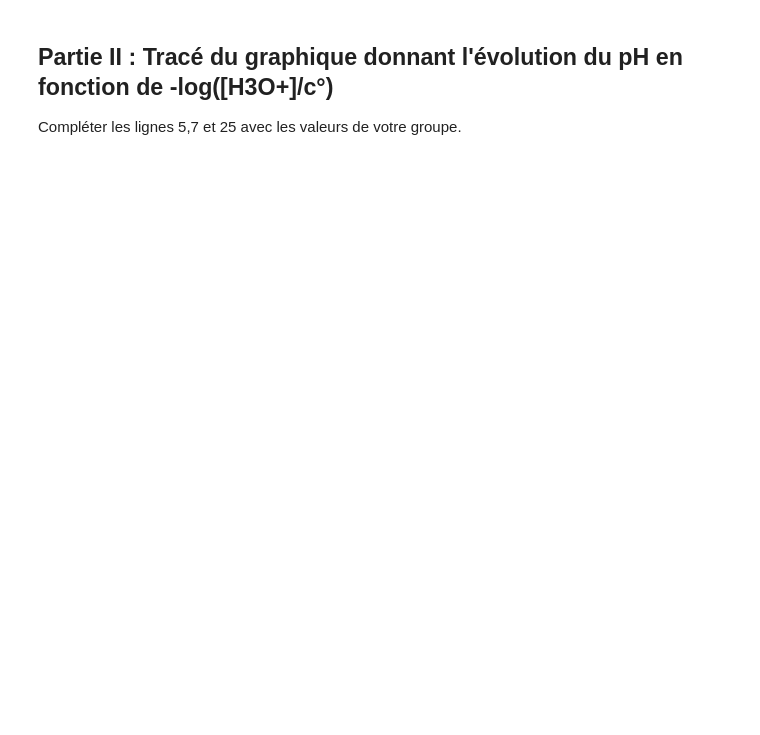
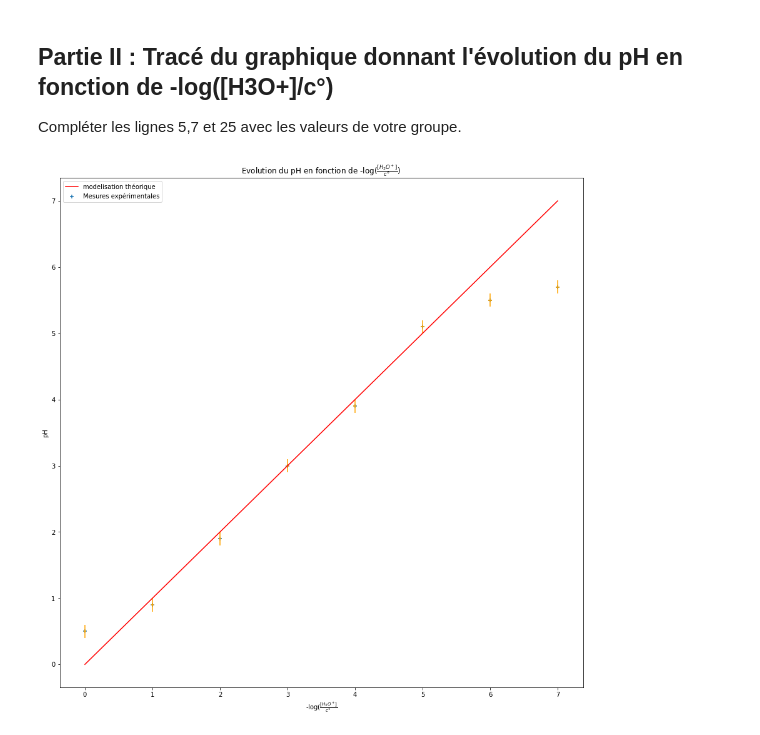
Before and after one commit to dblanqui/terminalePC, a Jupyter notebook: TP1-PH.ipynb, the cells around one changed output. Saved outputs shown, nothing was run; the diff lists cells and outputs as text; code cells hidden in the pictures; blank space fills up the shorter version.

```diff
--- a/TP1-PH.ipynb
+++ b/TP1-PH.ipynb
@@ -102,30 +102,32 @@ Compléter les lignes 5,7 et 25 avec les valeurs de votre groupe.
 # %%
 import numpy as np
 import matplotlib.pyplot as plt
 
 #Valeurs expérimentales
 Concentration = [1,1e-1,1e-2,1e-3,1e-4,1e-5,1e-6,1e-7] #A compléter par les élèves
 x=-np.log10(np.array(Concentration))
-pHexp=[0.5,0.9,2.1,2.95,4.07,5.3,5.4,5.5] #A completer par les élèves
+pHexp=[0.5,0.9,1.9,3.0,3.9,5.1,5.5,5.7] #A completer par les élèves
 
 #Tracé du modèle à partir de la relation du pH
 cth=np.arange(1e-7,1.0,0.0001) #Genere une liste de valeurs de concentrations
 pHth=-np.log10(cth) #Calcul le pH théorique relatif aux concentrations
 
 #Tracé de l'évolution du pH en fonction de -log([H3O+]/c°)
 plt.figure(figsize=(15,15))
 plt.plot(pHth,pHth,color = 'red', label = 'modelisation théorique') #Tracé du modèle théorique
 plt.scatter(x,y=pHexp,marker= '+', label='Mesures expérimentales') #Tracé des points correspondants aux mesures expérimentales
 plt.xlabel('-log($\\frac{[H_3O^+]}{c°}$')
 plt.ylabel('pH')
 plt.title('Evolution du pH en fonction de -log($\\frac{[H_3O^+]}{c°}$)')
 plt.legend()
 
 
 #A Completer pour la partie 3 du TP
 #Tracé des barres d'incertitudes (les incertitudes sur la concentration sont évaluées à l'aide d'une autre programme)
 incertitudeC=[5e-2,5e-3,5.1e-4,5.2e-5,5.3e-6,5.4e-7,5.4e-8,5.4e-9] #A compléter par les élèves : Inscrire les valeurs des incertitudes de chaque concentration en respectant l'ordre de la liste concentration
 incertitudex=np.array(incertitudeC)/(np.log(10)*np.array(Concentration))
 incertitudepH=0.1 #Inscrire la valeur de l'incertitude du pHmetre
 plt.errorbar(x,pHexp,xerr=incertitudex,yerr=incertitudepH,fmt='none',ecolor='orange')
 plt.show()
+# %% [output]
+[figure, added]
```
